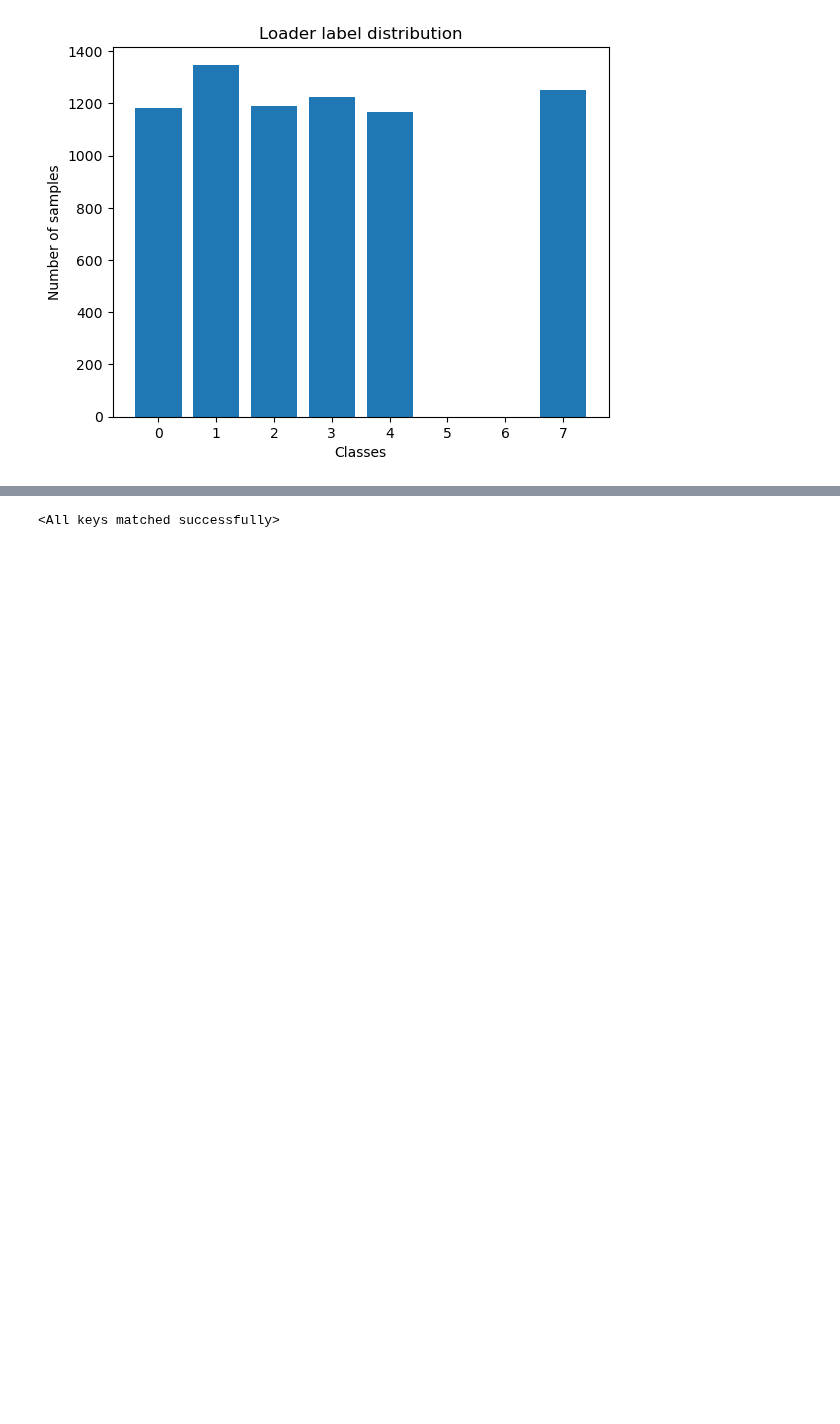
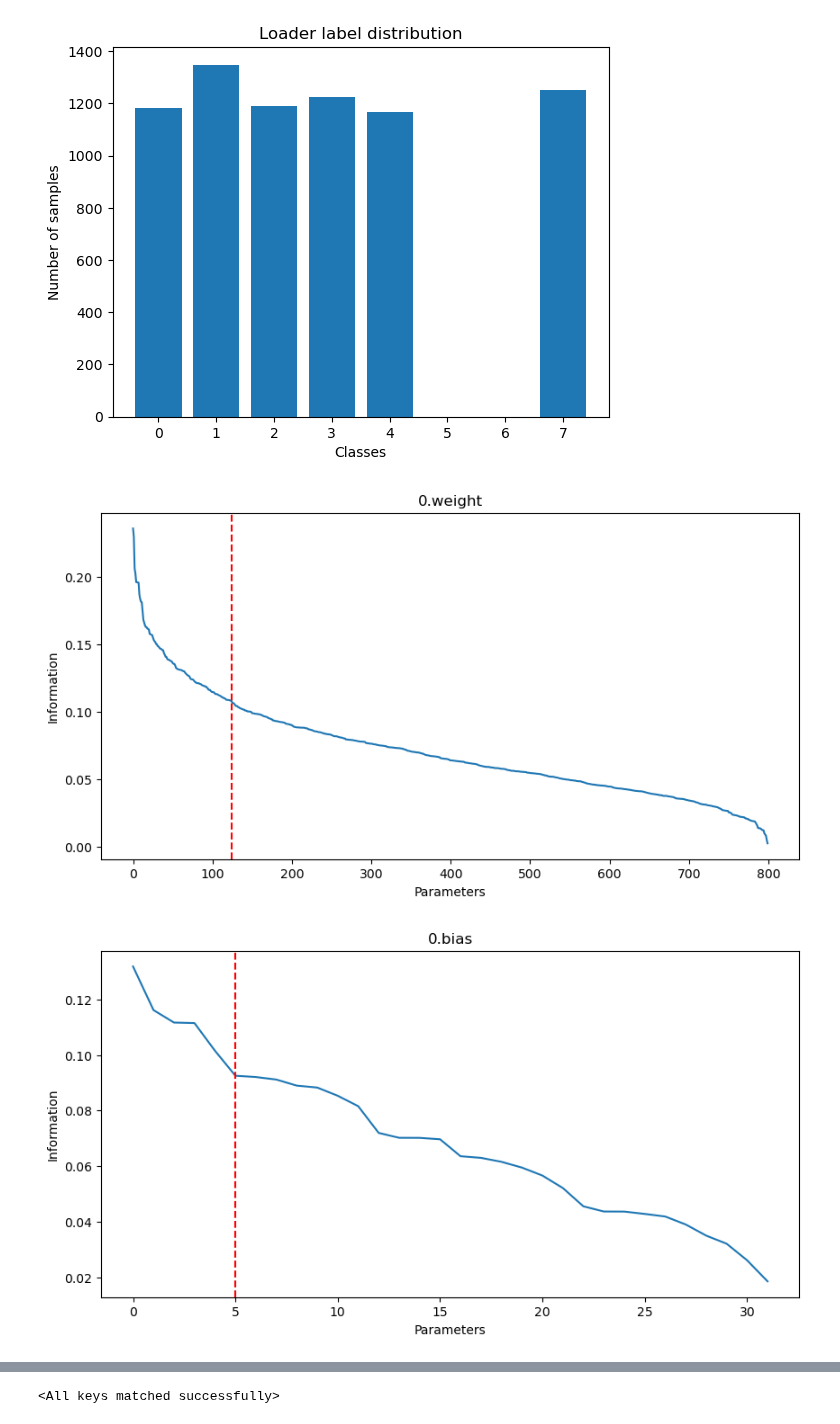
Before and after one commit to lorenzomanini/FedUnlearn-PE, a Jupyter notebook: vision_unlearn.ipynb, the cells around one changed output, grey strips where cells are left out. Drawn from its saved outputs; the diff is of its cells as text; code cells hidden in the pictures; blank space fills up the shorter version.

```diff
--- a/vision_unlearn.ipynb
+++ b/vision_unlearn.ipynb
@@ -199,9 +199,12 @@ else:
 # %%
 from fisherunlearn import find_informative_params, reset_parameters
 
 info=informations[target_client]
-informative_params = find_informative_params(info, method='parameters', percentage=10, graph=False)
+#informative_params = find_informative_params(info, method='parameters', percentage=10, graph=False)
+informative_params = find_informative_params(info, method='information', percentage=30, graph=True)
 
 resetted_model = FLNet()
 resetted_model.load_state_dict(reset_parameters(model, informative_params), strict=False)
 # %% [output]
+[figure, added]
+[figure, added]
```
Also changed, not shown: parts of 4 cells of this notebook.
